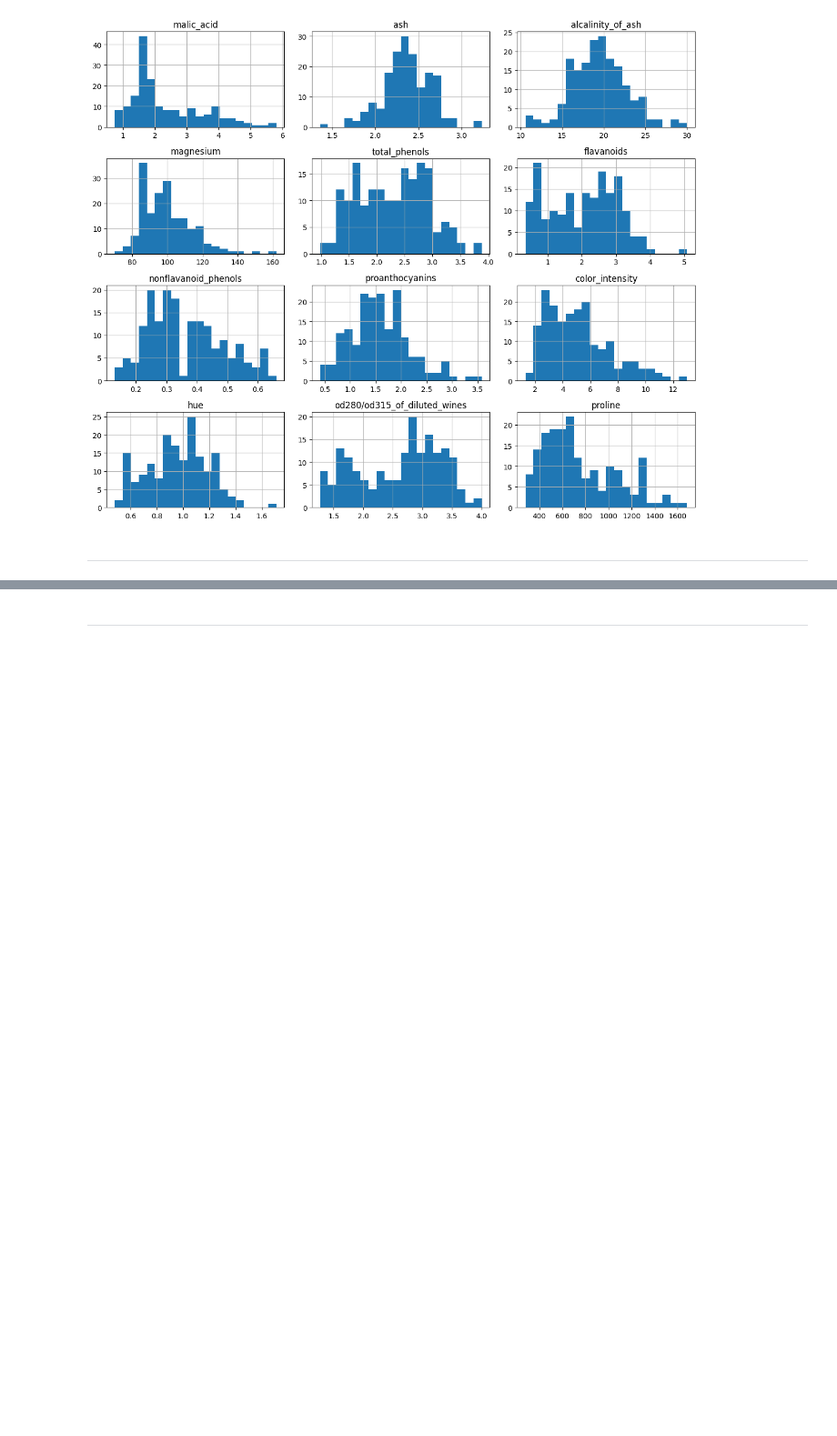
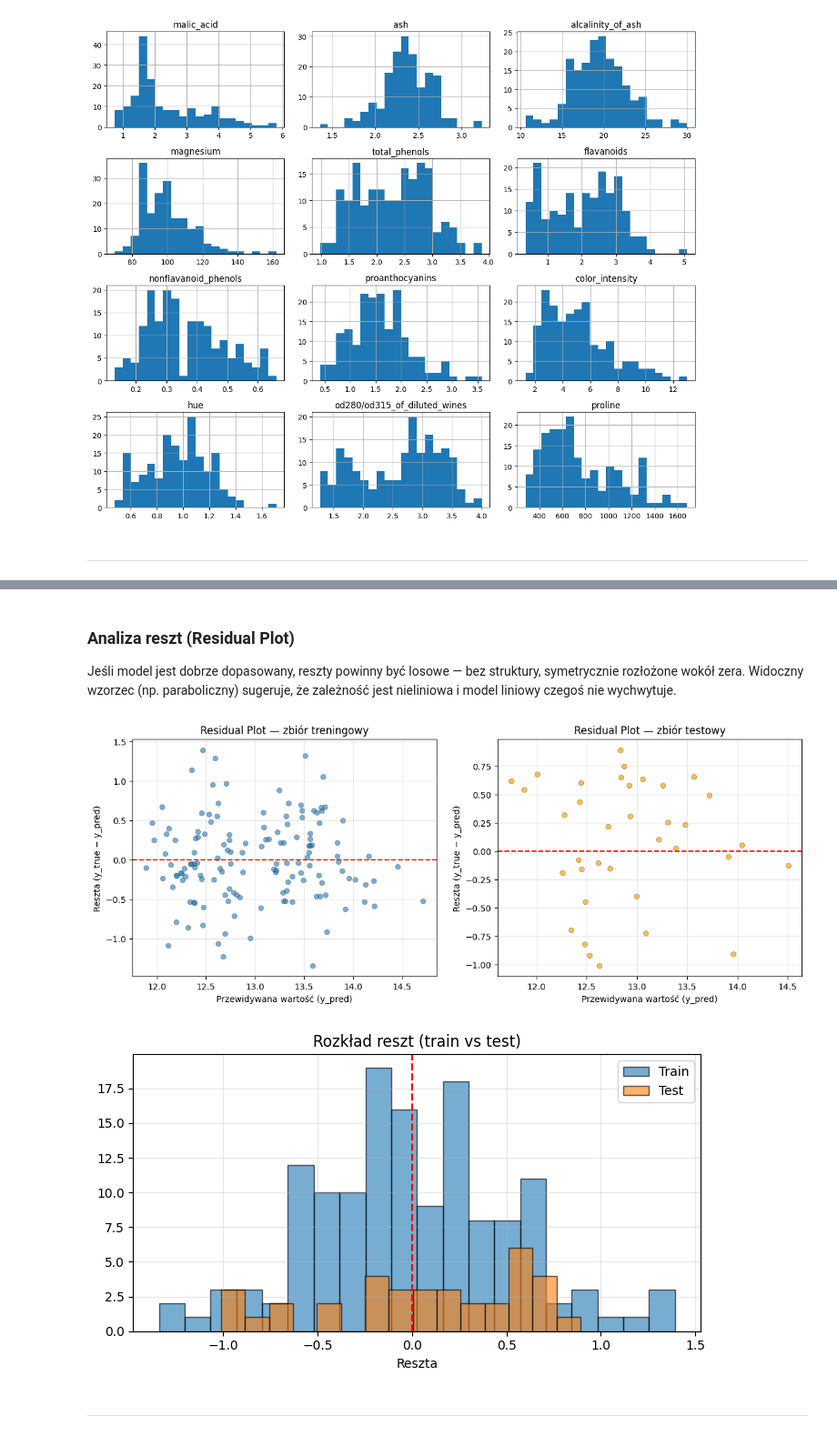
Before and after one commit to jkociecki/machine-learning-pwr, a Jupyter notebook: lab-03/l3.ipynb, the cells around one changed output, grey strips where cells are left out. Shown at 91% size. Drawn from its saved outputs; the diff is of its cells as text; code cells hidden in the pictures; blank space fills up the shorter version.

```diff
--- a/lab-03/l3.ipynb
+++ b/lab-03/l3.ipynb
@@ -110,3 +110,42 @@ plt.show()
+# %% [markdown]
+### Analiza reszt (Residual Plot)
+
+Jeśli model jest dobrze dopasowany, reszty powinny być losowe — bez struktury, symetrycznie rozłożone wokół zera. Widoczny wzorzec (np. paraboliczny) sugeruje, że zależność jest nieliniowa i model liniowy czegoś nie wychwytuje.
+# %%
+residuals_train = y_train - regression_pipeline.predict(X_train)
+residuals_test = y_test - regression_pipeline.predict(X_test)
+
+fig, axes = plt.subplots(1, 2, figsize=(14, 5))
+
+axes[0].scatter(regression_pipeline.predict(X_train), residuals_train, alpha=0.6, edgecolors='k', linewidths=0.3)
+axes[0].axhline(0, color='red', linestyle='--', linewidth=1.5)
+axes[0].set_xlabel("Przewidywana wartość (y_pred)")
+axes[0].set_ylabel("Reszta (y_true − y_pred)")
+axes[0].set_title("Residual Plot — zbiór treningowy")
+axes[0].grid(True, alpha=0.3)
+
+axes[1].scatter(regression_pipeline.predict(X_test), residuals_test, alpha=0.7, color='orange', edgecolors='k', linewidths=0.3)
+axes[1].axhline(0, color='red', linestyle='--', linewidth=1.5)
+axes[1].set_xlabel("Przewidywana wartość (y_pred)")
+axes[1].set_ylabel("Reszta (y_true − y_pred)")
+axes[1].set_title("Residual Plot — zbiór testowy")
+axes[1].grid(True, alpha=0.3)
+
+# histogram reszt
+fig2, ax = plt.subplots(figsize=(7, 4))
+ax.hist(residuals_train, bins=20, alpha=0.6, label="Train", edgecolor='k')
+ax.hist(residuals_test, bins=15, alpha=0.6, label="Test", edgecolor='k')
+ax.axvline(0, color='red', linestyle='--')
+ax.set_xlabel("Reszta")
+ax.set_title("Rozkład reszt (train vs test)")
+ax.legend()
+ax.grid(True, alpha=0.3)
+
+plt.tight_layout()
+plt.show()
+# %% [output]
+[figure, added]
+[figure, added]
 # %% [markdown]
 ___
 # %%
```
Also changed, not shown: parts of 19 cells of this notebook.
